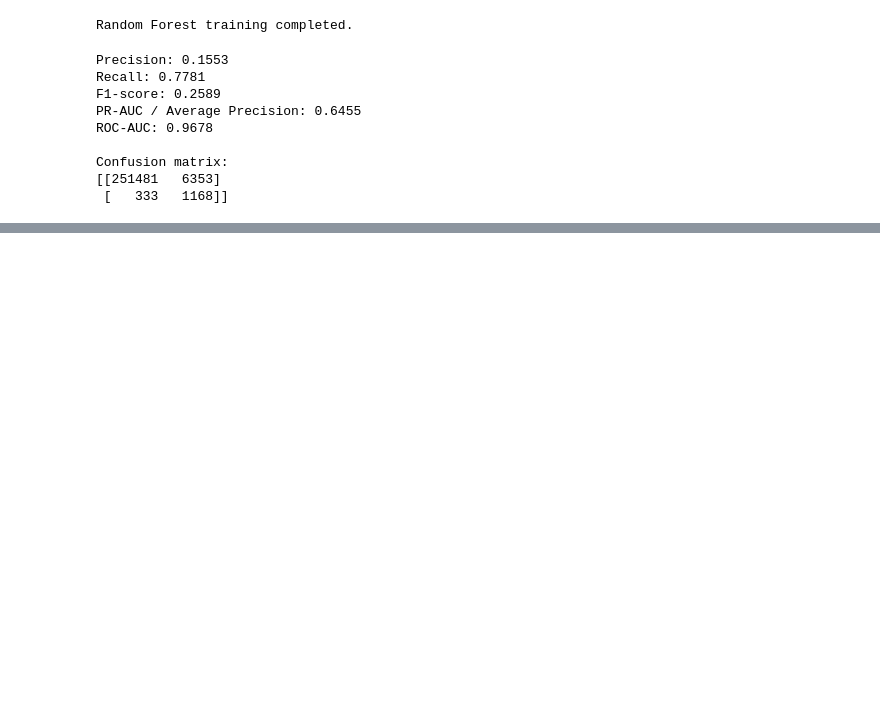
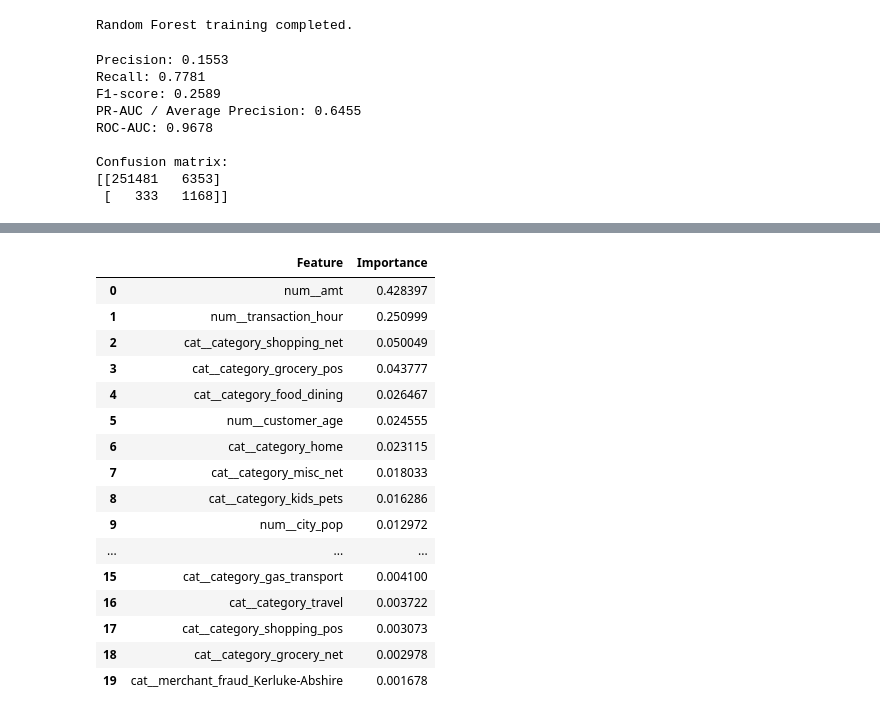
Before and after one commit to AyushNair30/Credit-card-fraud-detection, a Jupyter notebook: notebooks/2_feature_engineering.ipynb, the cells around one changed output, grey strips where cells are left out. Saved outputs shown, nothing was run; the diff lists cells and outputs as text; code cells hidden in the pictures; blank space fills up the shorter version.

```diff
--- a/notebooks/2_feature_engineering.ipynb
+++ b/notebooks/2_feature_engineering.ipynb
@@ -488,0 +584,32 @@ Confusion matrix:
+# %%
+import pandas as pd
+
+feature_importance = pd.DataFrame({
+    "Feature": feature_names,
+    "Importance": rf_model.feature_importances_
+})
+
+feature_importance = feature_importance.sort_values(
+    by="Importance",
+    ascending=False
+).reset_index(drop=True)
+
+display(feature_importance.head(20))
+# %% [output]
+|  | Feature | Importance |
+| 0 | num__amt | 0.428397 |
+| 1 | num__transaction_hour | 0.250999 |
+| 2 | cat__category_shopping_net | 0.050049 |
+| 3 | cat__category_grocery_pos | 0.043777 |
+| 4 | cat__category_food_dining | 0.026467 |
+| 5 | num__customer_age | 0.024555 |
+| 6 | cat__category_home | 0.023115 |
+| 7 | cat__category_misc_net | 0.018033 |
+| 8 | cat__category_kids_pets | 0.016286 |
+| 9 | num__city_pop | 0.012972 |
+| ... | ... | ... |
+| 15 | cat__category_gas_transport | 0.004100 |
+| 16 | cat__category_travel | 0.003722 |
+| 17 | cat__category_shopping_pos | 0.003073 |
+| 18 | cat__category_grocery_net | 0.002978 |
+| 19 | cat__merchant_fraud_Kerluke-Abshire | 0.001678 |
```
Also changed, not shown: parts of 13 cells of this notebook.
